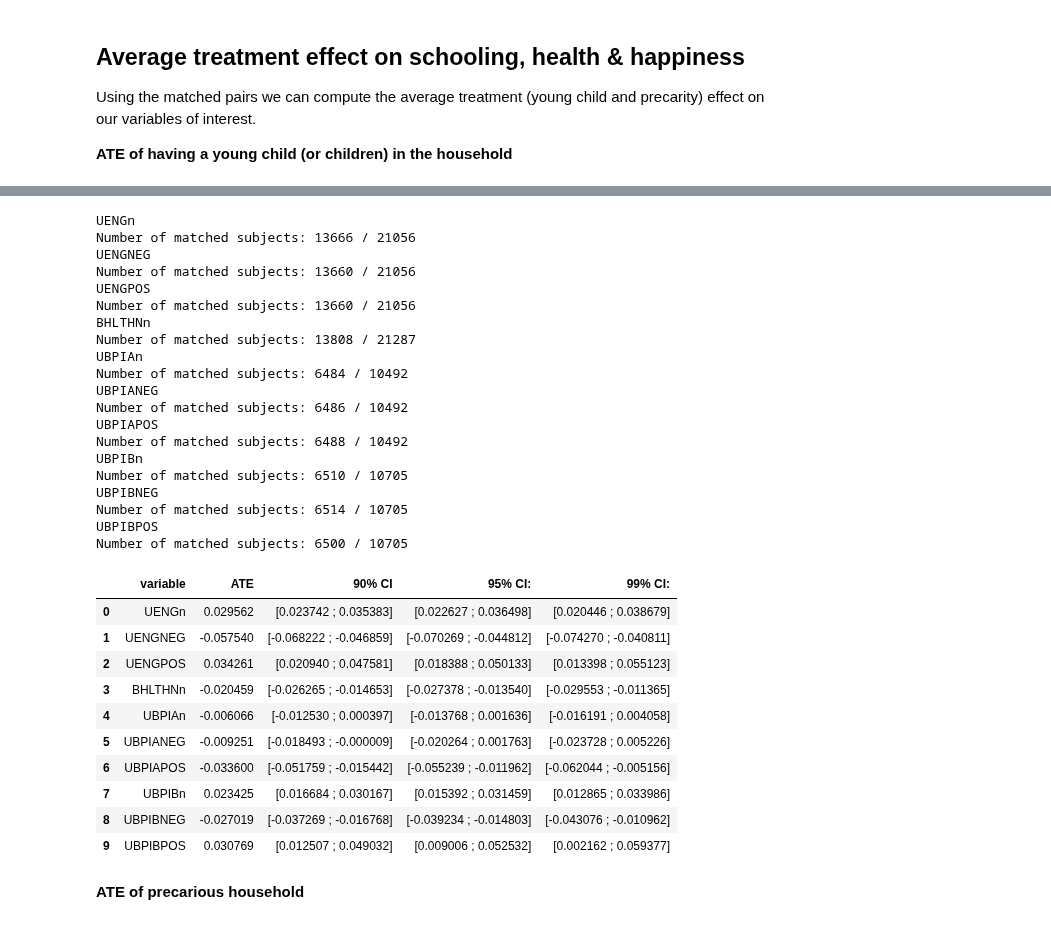
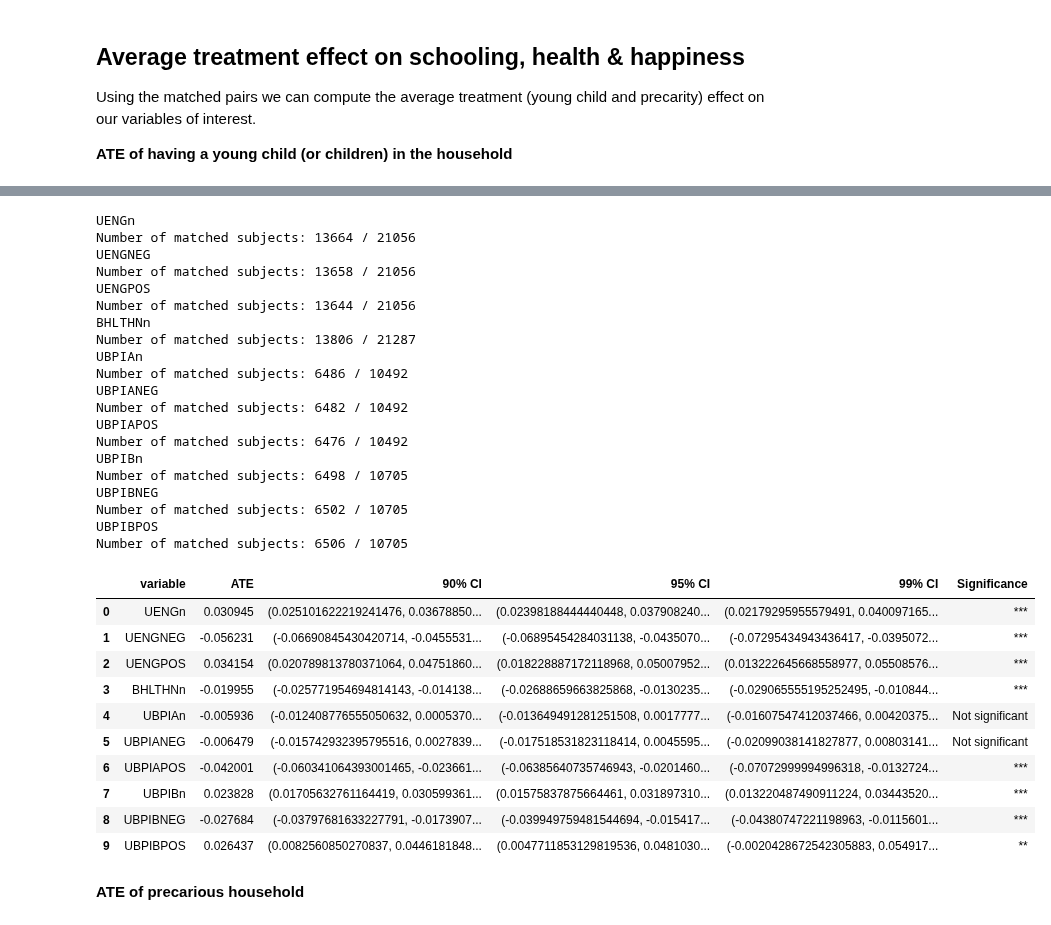
Before and after one commit to epfl-ada/ada-2020-project-milestone-p3-p3_ada-boi, a Jupyter notebook: creative_extension.ipynb, the cells around one changed output, grey strips where cells are left out. Cells and saved outputs as stored; diff of their text form; code cells hidden in the pictures.

```diff
--- a/creative_extension.ipynb
+++ b/creative_extension.ipynb
@@ -907,6 +907,17 @@ def CI(alpha, data):
     ci = sms.DescrStatsW(data).tconfint_mean(alpha)
 #    return '['+ '{:.6f}'.format(round(ci[0],6))+' ; '+ '{:.6f}'.format(round(ci[1],6))+']'
     return ci
+# %%
+# computes and returns the significance (***=1%, **=5%, *=10%)
+def stars(ci):
+    if np.sign(ci[2][0]) == np.sign(ci[2][1]):
+        return '***'
+    elif np.sign(ci[1][0]) == np.sign(ci[1][1]):
+        return '**'
+    elif np.sign(ci[0][0]) == np.sign(ci[0][1]):
+        return '*'
+    else:
+        return 'Not significant'
 # %%
 # Computes average treatment effect of 'treatment_var' on the variable of interest 'voi'
 def ATE (data, treatment_var, voi):
@@ -919,28 +930,34 @@ def ATE (data, treatment_var, voi):
     print(f'Number of matched subjects: {df_match.shape[0]} / {df.shape[0]}')
 
     pairs_difference = df_match.loc[df_match[treatment_var]==1,voi].values - df_match.loc[df_match[treatment_var]==0,voi].values
+
     ate = sum(pairs_difference)/pairs_difference.size
     ci = [ CI(0.1, pairs_difference), CI(0.05, pairs_difference), CI(0.01, pairs_difference)]
+    star = stars(ci)
 
-    return ate, ci
+    return ate, ci, star, pairs_difference
 # %%
 # Computes ATE of 'treatment_var' on several variables of interest listed in 'list_voi'
 # Returns a dataframe with the variables and their ATE
 def multiple_ATE (data, treatment_var, list_voi):
     ates = []
+    stars = []
     ci90 = []
     ci95 = []
     ci99 = []
+    diffs = []
 
     for var in list_voi:
         print(var)
-        ate, ci = ATE(data, treatment_var, var)
+        ate, ci, star, diff = ATE(data, treatment_var, var)
         ates.append(ate)
+        stars.append(star)
         ci90.append(ci[0])
         ci95.append(ci[1])
         ci99.append(ci[2])
+        diffs.append(diff)
 
-    df_ate = pd.DataFrame({'variable': list_voi, 'ATE': ates, '90% CI': ci90, '95% CI': ci95, '99% CI': ci99})
+    df_ate = pd.DataFrame({'variable': list_voi, 'ATE': ates, '90% CI': ci90, '95% CI': ci95, '99% CI': ci99, 'Significance': stars, 'Diffs': diffs})
 
     return df_ate
 # %%
@@ -989,38 +1006,38 @@ __ATE of taking lessons outside of school__, Estelle bad bad
 # %%
 ate_lessons = ATE_sch_hlth_happ(df_lessons, 'NLESSONS')
-ate_lessons
+ate_lessons[['variable','ATE','90% CI','95% CI','99% CI','Significance']]
 # %% [output]
 UENGn
-Number of matched subjects: 13666 / 21056
+Number of matched subjects: 13664 / 21056
 UENGNEG
-Number of matched subjects: 13660 / 21056
+Number of matched subjects: 13658 / 21056
 UENGPOS
-Number of matched subjects: 13660 / 21056
+Number of matched subjects: 13644 / 21056
 BHLTHNn
-Number of matched subjects: 13808 / 21287
+Number of matched subjects: 13806 / 21287
 UBPIAn
-Number of matched subjects: 6484 / 10492
+Number of matched subjects: 6486 / 10492
 UBPIANEG
-Number of matched subjects: 6486 / 10492
+Number of matched subjects: 6482 / 10492
 UBPIAPOS
-Number of matched subjects: 6488 / 10492
+Number of matched subjects: 6476 / 10492
 UBPIBn
-Number of matched subjects: 6510 / 10705
+Number of matched subjects: 6498 / 10705
 UBPIBNEG
-Number of matched subjects: 6514 / 10705
+Number of matched subjects: 6502 / 10705
 UBPIBPOS
-Number of matched subjects: 6500 / 10705
+Number of matched subjects: 6506 / 10705
-|  | variable | ATE | 90% CI | 95% CI: | 99% CI: |
-| 0 | UENGn | 0.029562 | [0.023742 ; 0.035383] | [0.022627 ; 0.036498] | [0.020446 ; 0.038679] |
-| 1 | UENGNEG | -0.057540 | [-0.068222 ; -0.046859] | [-0.070269 ; -0.044812] | [-0.074270 ; -0.040811] |
-| 2 | UENGPOS | 0.034261 | [0.020940 ; 0.047581] | [0.018388 ; 0.050133] | [0.013398 ; 0.055123] |
-| 3 | BHLTHNn | -0.020459 | [-0.026265 ; -0.014653] | [-0.027378 ; -0.013540] | [-0.029553 ; -0.011365] |
-| 4 | UBPIAn | -0.006066 | [-0.012530 ; 0.000397] | [-0.013768 ; 0.001636] | [-0.016191 ; 0.004058] |
-| 5 | UBPIANEG | -0.009251 | [-0.018493 ; -0.000009] | [-0.020264 ; 0.001763] | [-0.023728 ; 0.005226] |
-| 6 | UBPIAPOS | -0.033600 | [-0.051759 ; -0.015442] | [-0.055239 ; -0.011962] | [-0.062044 ; -0.005156] |
-| 7 | UBPIBn | 0.023425 | [0.016684 ; 0.030167] | [0.015392 ; 0.031459] | [0.012865 ; 0.033986] |
-| 8 | UBPIBNEG | -0.027019 | [-0.037269 ; -0.016768] | [-0.039234 ; -0.014803] | [-0.043076 ; -0.010962] |
-| 9 | UBPIBPOS | 0.030769 | [0.012507 ; 0.049032] | [0.009006 ; 0.052532] | [0.002162 ; 0.059377] |
+|  | variable | ATE | 90% CI | 95% CI | 99% CI | Significance |
+| 0 | UENGn | 0.030945 | (0.025101622219241476, 0.03678850... | (0.02398188444440448, 0.037908240... | (0.02179295955579491, 0.040097165... | *** |
+| 1 | UENGNEG | -0.056231 | (-0.06690845430420714, -0.0455531... | (-0.06895454284031138, -0.0435070... | (-0.07295434943436417, -0.0395072... | *** |
+| 2 | UENGPOS | 0.034154 | (0.020789813780371064, 0.04751860... | (0.018228887172118968, 0.05007952... | (0.013222645668558977, 0.05508576... | *** |
+| 3 | BHLTHNn | -0.019955 | (-0.025771954694814143, -0.014138... | (-0.02688659663825868, -0.0130235... | (-0.029065555195252495, -0.010844... | *** |
+| 4 | UBPIAn | -0.005936 | (-0.012408776555050632, 0.0005370... | (-0.013649491281251508, 0.0017777... | (-0.01607547412037466, 0.00420375... | Not significant |
+| 5 | UBPIANEG | -0.006479 | (-0.015742932395795516, 0.0027839... | (-0.017518531823118414, 0.0045595... | (-0.02099038141827877, 0.00803141... | Not significant |
+| 6 | UBPIAPOS | -0.042001 | (-0.060341064393001465, -0.023661... | (-0.06385640735746943, -0.0201460... | (-0.07072999994996318, -0.0132724... | *** |
+| 7 | UBPIBn | 0.023828 | (0.01705632761164419, 0.030599361... | (0.01575837875664461, 0.031897310... | (0.013220487490911224, 0.03443520... | *** |
+| 8 | UBPIBNEG | -0.027684 | (-0.03797681633227791, -0.0173907... | (-0.039949759481544694, -0.015417... | (-0.04380747221198963, -0.0115601... | *** |
+| 9 | UBPIBPOS | 0.026437 | (0.0082560850270837, 0.0446181848... | (0.0047711853129819536, 0.0481030... | (-0.0020428672542305883, 0.054917... | ** |
 # %% [markdown]
 __ATE of precarious household__
 # %%
```
Also changed, not shown: parts of 25 cells of this notebook.
